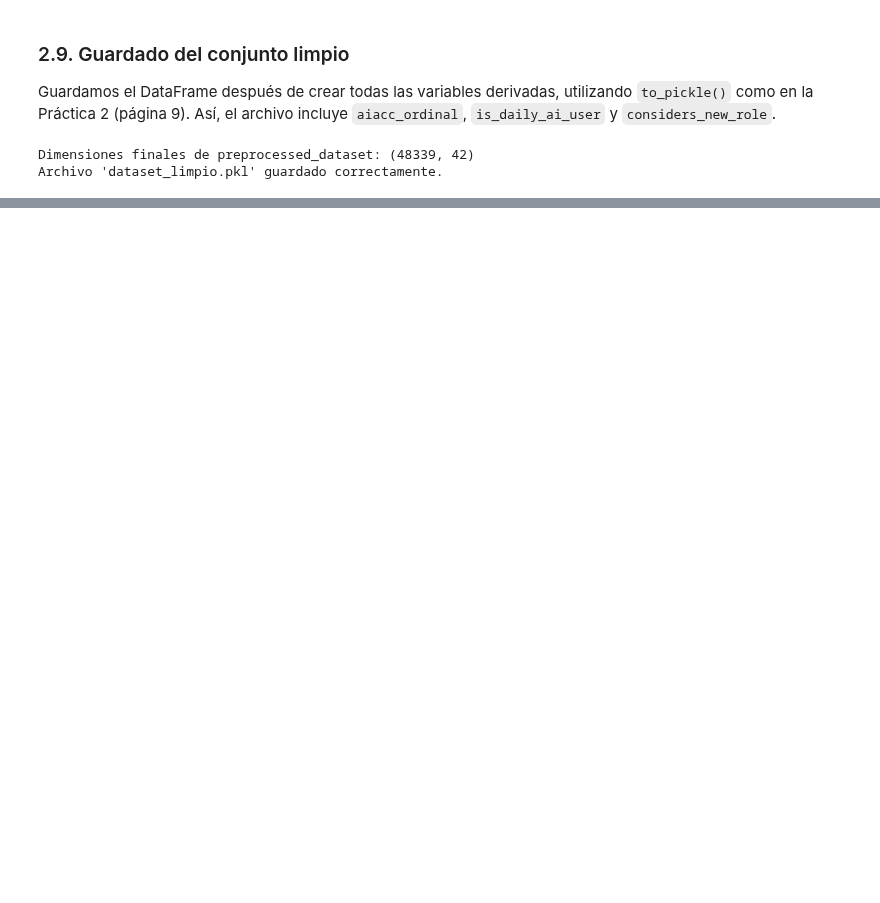
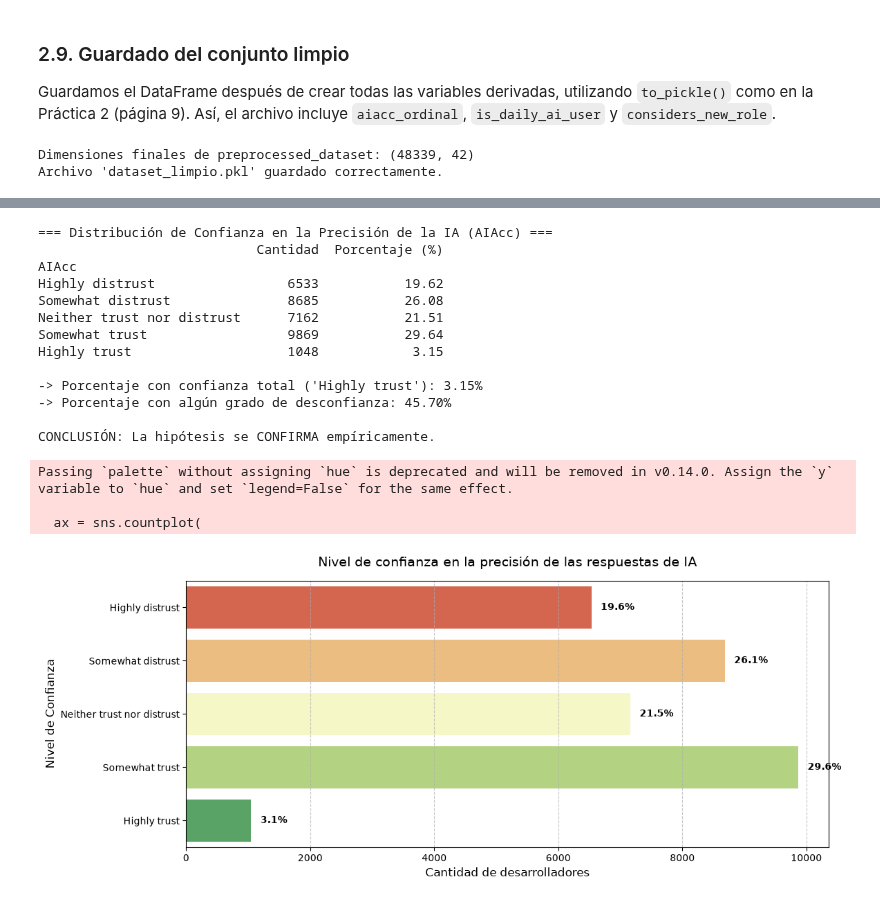
Before and after one commit to FausGiun/Fudamentos, a Jupyter notebook: tp_especial.ipynb, the cells around one changed output, grey strips where cells are left out. Saved outputs shown, nothing was run; the diff lists cells and outputs as text; code cells hidden in the pictures; blank space fills up the shorter version.

Commit message:
Actualiza el TPE con hipótesis y análisis estadísticos revisados

```diff
--- a/tp_especial.ipynb
+++ b/tp_especial.ipynb
@@ -754,0 +765,77 @@ A partir de la exploración realizada sobre los atributos del conjunto de datos
+# %%
+# Aislamos la columna AIAcc quitando los valores nulos para el análisis de proporciones
+aiacc_valida = preprocessed_dataset["AIAcc"].dropna()
+
+# Calculamos frecuencias absolutas y porcentajes
+conteo_aiacc = aiacc_valida.value_counts()
+porcentaje_aiacc = aiacc_valida.value_counts(normalize=True) * 100
+
+# Armamos un DataFrame resumen para mostrar la tabla de forma prolija
+tabla_aiacc = pd.DataFrame({
+    "Cantidad": conteo_aiacc,
+    "Porcentaje (%)": porcentaje_aiacc.round(2)
+})
+
+# Definimos el orden lógico de las categorías para los gráficos (de menor a mayor confianza)
+orden_likert = [
+    "Highly distrust", "Somewhat distrust",
+    "Neither trust nor distrust",
+    "Somewhat trust", "Highly trust"
+]
+
+print("=== Distribución de Confianza en la Precisión de la IA (AIAcc) ===")
+print(tabla_aiacc.loc[orden_likert])
+
+# Extraemos los porcentajes clave para validar la hipótesis
+porcentaje_highly_trust = porcentaje_aiacc.get("Highly trust", 0)
+porcentaje_desconfianza = porcentaje_aiacc.get("Highly distrust", 0) + porcentaje_aiacc.get("Somewhat distrust", 0)
+
+print(f"\n-> Porcentaje con confianza total ('Highly trust'): {porcentaje_highly_trust:.2f}%")
+print(f"-> Porcentaje con algún grado de desconfianza: {porcentaje_desconfianza:.2f}%")
+
+# Verificamos la hipótesis lógicamente
+if porcentaje_highly_trust < 10 and porcentaje_desconfianza > 40:
+    print("\nCONCLUSIÓN: La hipótesis se CONFIRMA empíricamente.")
+else:
+    print("\nCONCLUSIÓN: La hipótesis es REFUTADA por los datos.")
+
+# --- Visualización 1: Gráfico de barras ordenado ---
+plt.figure(figsize=(12, 5))
+ax = sns.countplot(
+    data=preprocessed_dataset,
+    y="AIAcc",
+    order=orden_likert,
+    palette="RdYlGn" # Paleta de colores semántica: Rojo (desconfianza) a Verde (confianza)
+)
+
+plt.title("Nivel de confianza en la precisión de las respuestas de IA", fontsize=14, pad=15)
+plt.xlabel("Cantidad de desarrolladores", fontsize=12)
+plt.ylabel("Nivel de Confianza", fontsize=12)
+plt.grid(axis='x', linestyle='--', alpha=0.7)
+
+# Agregamos las etiquetas de porcentaje en cada barra
+for p in ax.patches:
+    width = p.get_width()
+    if width > 0:
+        porcentaje = (width / len(aiacc_valida)) * 100
+        ax.text(width + 150, p.get_y() + p.get_height()/2, f'{porcentaje:.1f}%', va='center', fontweight='bold')
+
+plt.show()
+# %% [output]
+=== Distribución de Confianza en la Precisión de la IA (AIAcc) ===
+                            Cantidad  Porcentaje (%)
+AIAcc
+Highly distrust                 6533           19.62
+Somewhat distrust               8685           26.08
+Neither trust nor distrust      7162           21.51
+Somewhat trust                  9869           29.64
+Highly trust                    1048            3.15
+
+-> Porcentaje con confianza total ('Highly trust'): 3.15%
+-> Porcentaje con algún grado de desconfianza: 45.70%
+
+CONCLUSIÓN: La hipótesis se CONFIRMA empíricamente.
+Passing `palette` without assigning `hue` is deprecated and will be removed in v0.14.0. Assign the `y` variable to `hue` and set `legend=False` for the same effect.
+
+  ax = sns.countplot(
+[figure, added]
```
Also changed, not shown: parts of 10 cells of this notebook.
